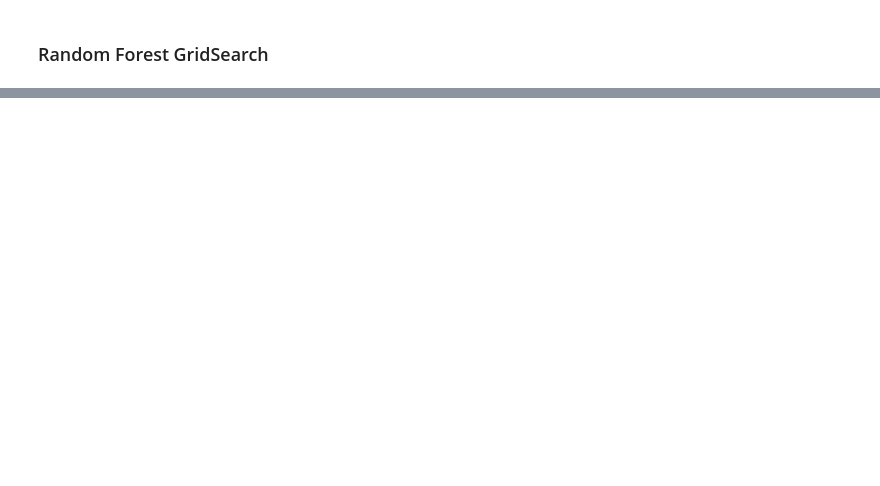
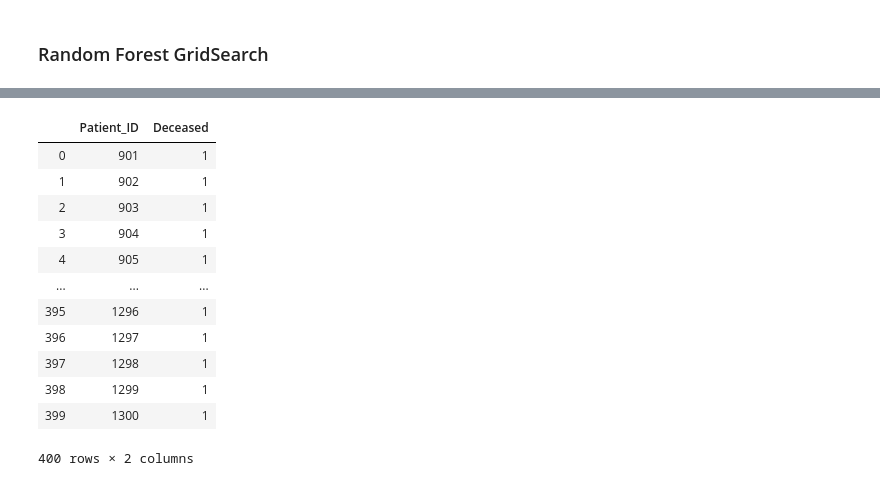
Before and after one commit to mrmachatschek/pandemic_survival_prediction, a Jupyter notebook: main.ipynb, the cells around one changed output, grey strips where cells are left out. Saved outputs shown, nothing was run; the diff lists cells and outputs as text; code cells hidden in the pictures; blank space fills up the shorter version.

```diff
--- a/main.ipynb
+++ b/main.ipynb
@@ -925,0 +856,4 @@ Solution not saved.
+# %%
+clf = RandomForestClassifier(n_estimators=200, min_samples_split=3, class_weight={0:1, 1:1.3},criterion="gini",max_depth=10,ccp_alpha=0.0001, random_state=1)
+clf.fit(train_set[rfe],target)
+clf.score(train_set[rfe], target)
@@ -925,0 +885,16 @@ Solution not saved.
+# %%
+submit_df
+# %% [output]
+|  | Patient_ID | Deceased |
+| 0 | 901 | 1 |
+| 1 | 902 | 1 |
+| 2 | 903 | 1 |
+| 3 | 904 | 1 |
+| 4 | 905 | 1 |
+| ... | ... | ... |
+| 395 | 1296 | 1 |
+| 396 | 1297 | 1 |
+| 397 | 1298 | 1 |
+| 398 | 1299 | 1 |
+| 399 | 1300 | 1 |
+400 rows × 2 columns
```
Also changed, not shown: parts of 32 cells of this notebook, 8 other files.
